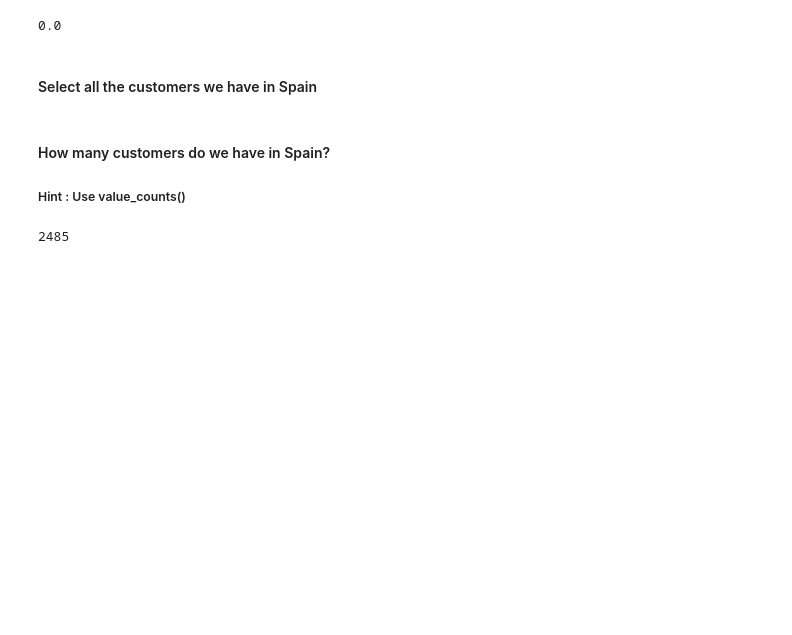
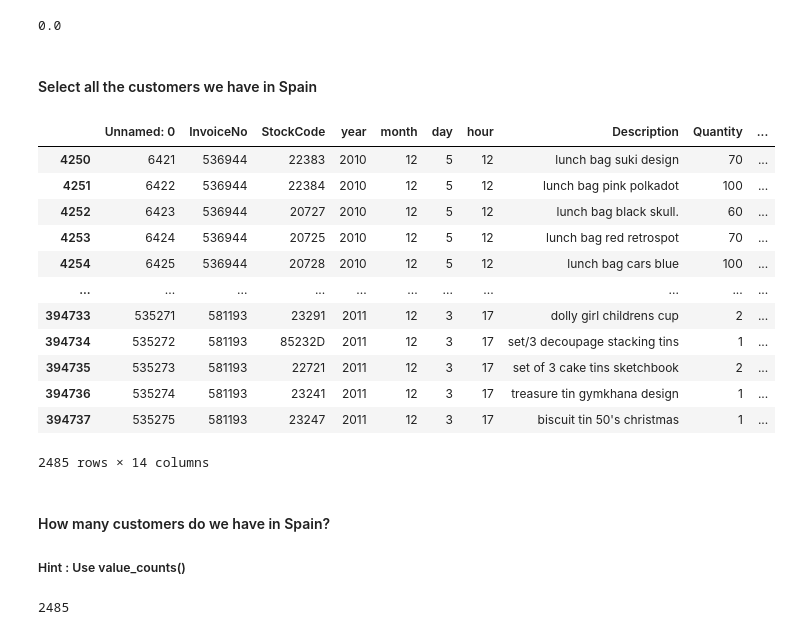
Before and after one commit to Ironhack-data-bcn-oct-2022/lab-descriptive-stats, a Jupyter notebook: your-code/main.ipynb, the cells around one changed output. Cells and saved outputs as stored; diff of their text form; code cells hidden in the pictures; blank space fills up the shorter version.

```diff
--- a/your-code/main.ipynb
+++ b/your-code/main.ipynb
@@ -440,6 +437,22 @@ orders.amount_spent.min()
 #### Select all the customers we have in Spain
 # %%
 # your answer here
+spain = orders.loc[orders['Country'] == 'Spain']
+spain
+# %% [output]
+|  | Unnamed: 0 | InvoiceNo | StockCode | year | month | day | hour | Description | Quantity | ... |
+| 4250 | 6421 | 536944 | 22383 | 2010 | 12 | 5 | 12 | lunch bag suki design | 70 | ... |
+| 4251 | 6422 | 536944 | 22384 | 2010 | 12 | 5 | 12 | lunch bag pink polkadot | 100 | ... |
+| 4252 | 6423 | 536944 | 20727 | 2010 | 12 | 5 | 12 | lunch bag black skull. | 60 | ... |
+| 4253 | 6424 | 536944 | 20725 | 2010 | 12 | 5 | 12 | lunch bag red retrospot | 70 | ... |
+| 4254 | 6425 | 536944 | 20728 | 2010 | 12 | 5 | 12 | lunch bag cars blue | 100 | ... |
+| ... | ... | ... | ... | ... | ... | ... | ... | ... | ... | ... |
+| 394733 | 535271 | 581193 | 23291 | 2011 | 12 | 3 | 17 | dolly girl childrens cup | 2 | ... |
+| 394734 | 535272 | 581193 | 85232D | 2011 | 12 | 3 | 17 | set/3 decoupage stacking tins | 1 | ... |
+| 394735 | 535273 | 581193 | 22721 | 2011 | 12 | 3 | 17 | set of 3 cake tins sketchbook | 2 | ... |
+| 394736 | 535274 | 581193 | 23241 | 2011 | 12 | 3 | 17 | treasure tin gymkhana design | 1 | ... |
+| 394737 | 535275 | 581193 | 23247 | 2011 | 12 | 3 | 17 | biscuit tin 50's christmas | 1 | ... |
+2485 rows × 14 columns
 # %% [markdown]
 #### How many customers do we have in Spain?
 ##### Hint : Use value_counts()
```
Also changed, not shown: parts of 14 cells of this notebook.
